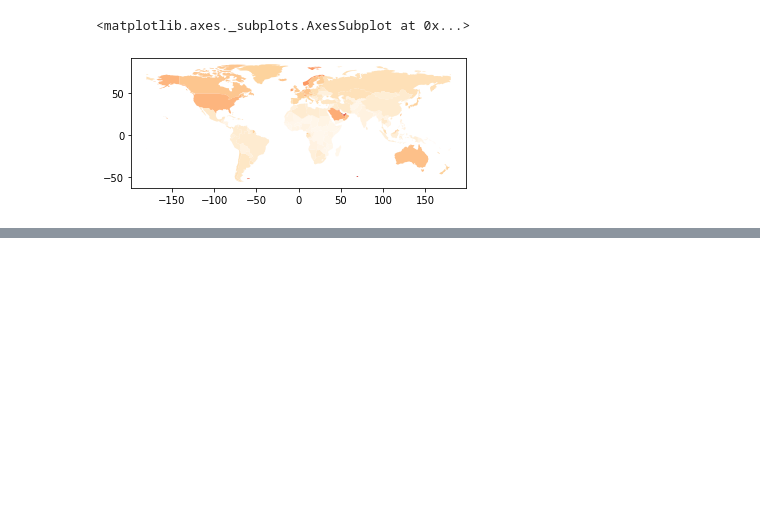
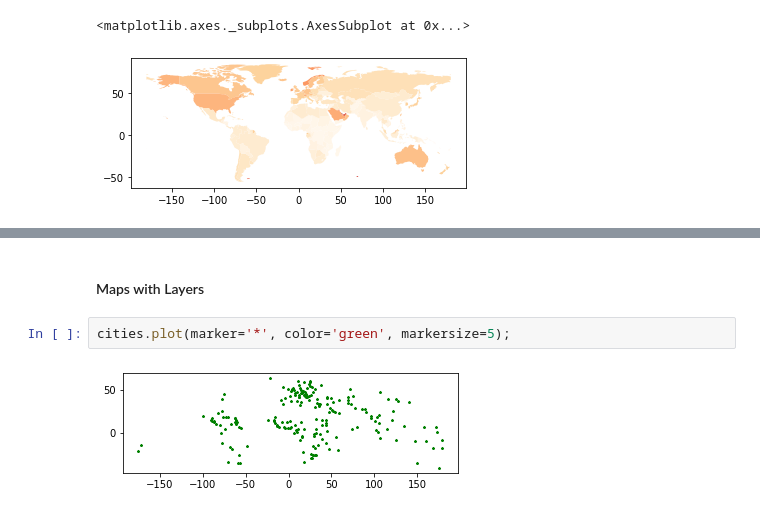
Before and after one commit to akilkudil/geopandas, a Jupyter notebook: Mapping.ipynb, the cells around one changed output, grey strips where cells are left out. Cells and saved outputs as stored; diff of their text form; blank space fills up the shorter version.

```diff
--- a/Mapping.ipynb
+++ b/Mapping.ipynb
@@ -65 +64,7 @@ You can install them with  `pip install urbanaccess pandana` or `conda install -
 [figure]
+# %% [markdown]
+#### Maps with Layers
+# %%
+cities.plot(marker='*', color='green', markersize=5);
+# %% [output]
+[figure, added]
```
Also changed, not shown: parts of 7 cells of this notebook.
